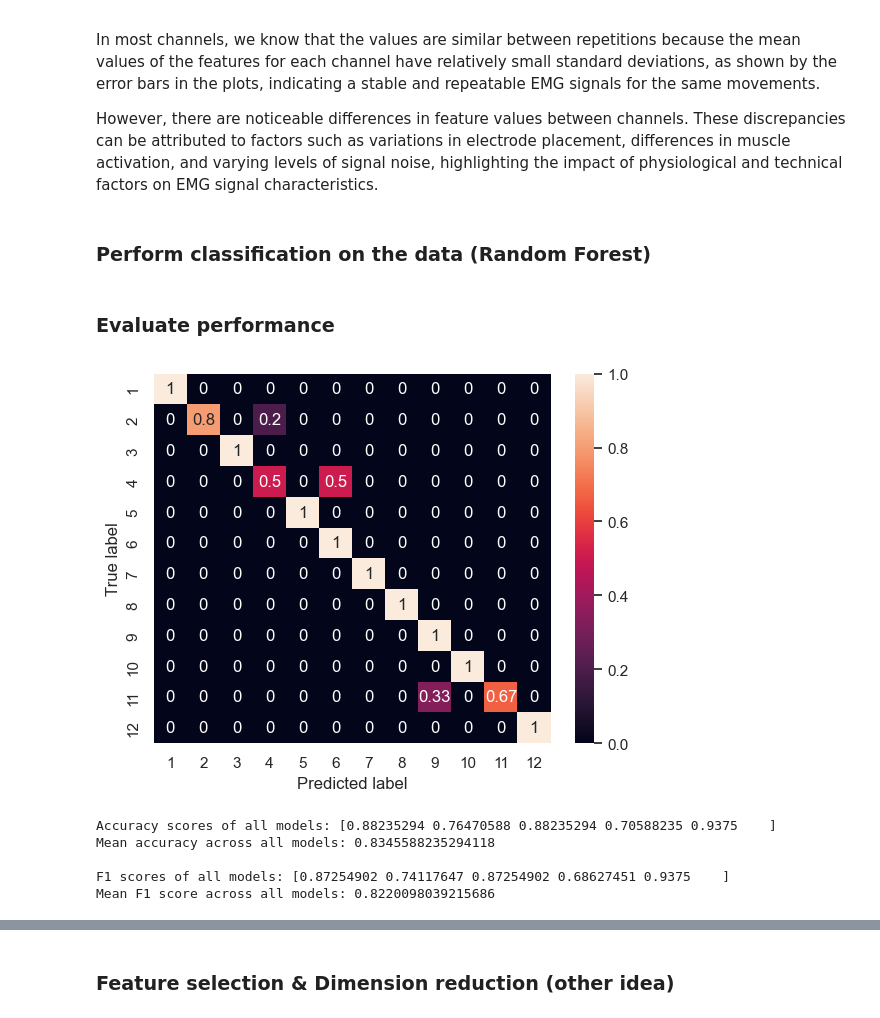
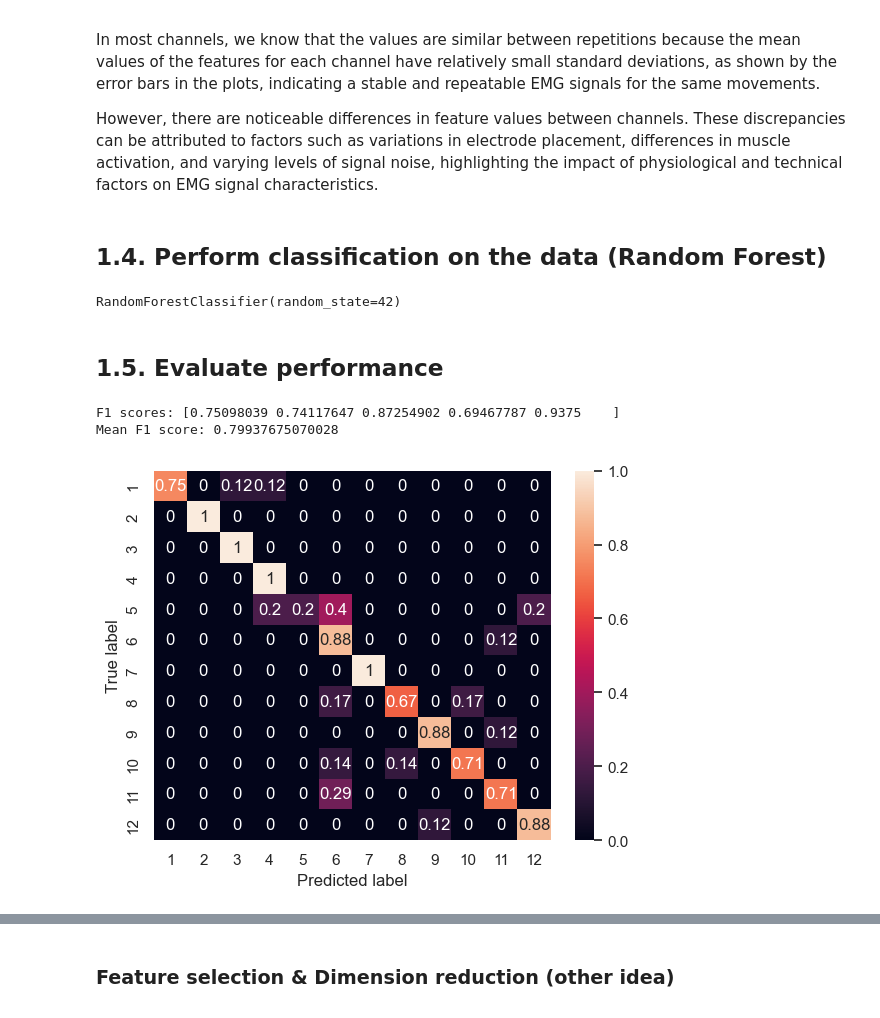
Before and after one commit to MetthewB/NSSP_Project2, a Jupyter notebook: scripts/part1.ipynb, the cells around one changed output, grey strips where cells are left out. Saved outputs shown, nothing was run; the diff lists cells and outputs as text; code cells hidden in the pictures.

```diff
--- a/scripts/part1.ipynb
+++ b/scripts/part1.ipynb
@@ -69,0 +32,5 @@ dict_keys(['__header__', '__version__', '__globals__', 'subject', 'exercise', 's
+# %%
+base_zip_path = '../data/'
+extraction_dir = '../data/'
+subject_num = 2
+emg, stimulus, repetition = extract_and_load_mat_files(base_zip_path, extraction_dir, subject_num)
@@ -277,7 +260,7 @@ dataset, labels = build_dataset_from_ninapro(
     emg=emg,
     stimulus=stimulus,
     repetition=repetition,
-    features=[mav, std, maxav, rms, wl, ssc, mean_frequency, total_power],
+    features=[mav, std, maxav, rms, wl, ssc, dft_energy, median_frequency],
 )
 
 print(f"Dataset dimension: {dataset.shape}")
@@ -402,55 +385,49 @@ In most channels, we know that the values are similar between repetitions becaus
 
 However, there are noticeable differences in feature values between channels. These discrepancies can be attributed to factors such as variations in electrode placement, differences in muscle activation, and varying levels of signal noise, highlighting the impact of physiological and technical factors on EMG signal characteristics.
 # %% [markdown]
-### Perform classification on the data (Random Forest)
+## 1.4. Perform classification on the data (Random Forest)
 # %%
 # Split the dataset into training and testing sets
 X_train, X_test, y_train, y_test = train_test_split(dataset, labels, test_size=0.3, random_state=42)
 
 # Normalizing the data
-scaler = StandardScaler()                  # Scale the features (mean of 0 and stdev of 1)
-X_train_z = scaler.fit_transform(X_train)  # Fit the scaler on the training data and transform it
-X_test_z = scaler.transform(X_test)        # Transform the test data using the same scaler
+scaler = StandardScaler()
+X_train_z = scaler.fit_transform(X_train)
+X_test_z = scaler.transform(X_test)
 
 # Train RandomForest classifier on the normalized data
 clf = RandomForestClassifier(random_state=42)
-clf.fit(X_train_z, y_train)                # Fit the model on the training data
-
-# Evaluate the classifier on the test set
-y_pred = clf.predict(X_test_z)             # Predict the labels of the test set
+clf.fit(X_train_z, y_train)
+# %% [output]
+RandomForestClassifier(random_state=42)
 # %% [markdown]
-### Evaluate performance
+## 1.5. Evaluate performance
 # %%
-# Create a confusion matrix to visualize the performance of the classification
-confmat = confusion_matrix(y_test, y_pred, normalize="true")
+# Perform cross-validation and get predictions
+y_pred_cv = cross_val_predict(clf, X_train_z, y_train, cv=5)
+
+# Calculate the confusion matrix
+confmat = confusion_matrix(y_train, y_pred_cv, normalize="true")
+
+# Calculate the F1 score for each fold
+f1_scores = cross_val_score(clf, X_train_z, y_train, cv=5, scoring='f1_weighted')
+
+# Print the F1 scores
+print(f"F1 scores: {f1_scores}")
+print(f"Mean F1 score: {np.mean(f1_scores)}")
+
+# Plot the confusion matrix
 fig, ax = plt.subplots()
-sns.heatmap(confmat, annot=True, ax=ax)    # Use seaborn to create a heatmap of the confusion matrix
+sns.heatmap(confmat, annot=True, ax=ax)
 ax.set_ylabel("True label")
 ax.set_xlabel("Predicted label")
 ax.set_xticklabels(range(1, len(confmat) + 1))
 ax.set_yticklabels(range(1, len(confmat) + 1))
 plt.show()
 # %% [output]
+F1 scores: [0.75098039 0.74117647 0.87254902 0.69467787 0.9375    ]
+Mean F1 score: 0.79937675070028
-[figure, old version]
+[figure, new version]
-# %%
-# Define the scoring metrics
-scoring = {'accuracy': 'accuracy', 'f1': make_scorer(f1_score, average='weighted')}
-
-# Perform cross-validation
-cv_results = cross_validate(clf, X_train_z, y_train, cv=5, scoring=scoring)
-
-# Print the accuracy and F1 scores
-print(f"Accuracy scores of all models: {cv_results['test_accuracy']}")
-print(f"Mean accuracy across all models: {np.mean(cv_results['test_accuracy'])} \n")
-
-print(f"F1 scores of all models: {cv_results['test_f1']}")
-print(f"Mean F1 score across all models: {np.mean(cv_results['test_f1'])}")
-# %% [output]
-Accuracy scores of all models: [0.88235294 0.76470588 0.88235294 0.70588235 0.9375    ]
-Mean accuracy across all models: 0.8345588235294118
-
-F1 scores of all models: [0.87254902 0.74117647 0.87254902 0.68627451 0.9375    ]
-Mean F1 score across all models: 0.8220098039215686
 # %% [markdown]
 **Question:**
 
```
Also changed, not shown: parts of 37 cells of this notebook, 1 other file.
